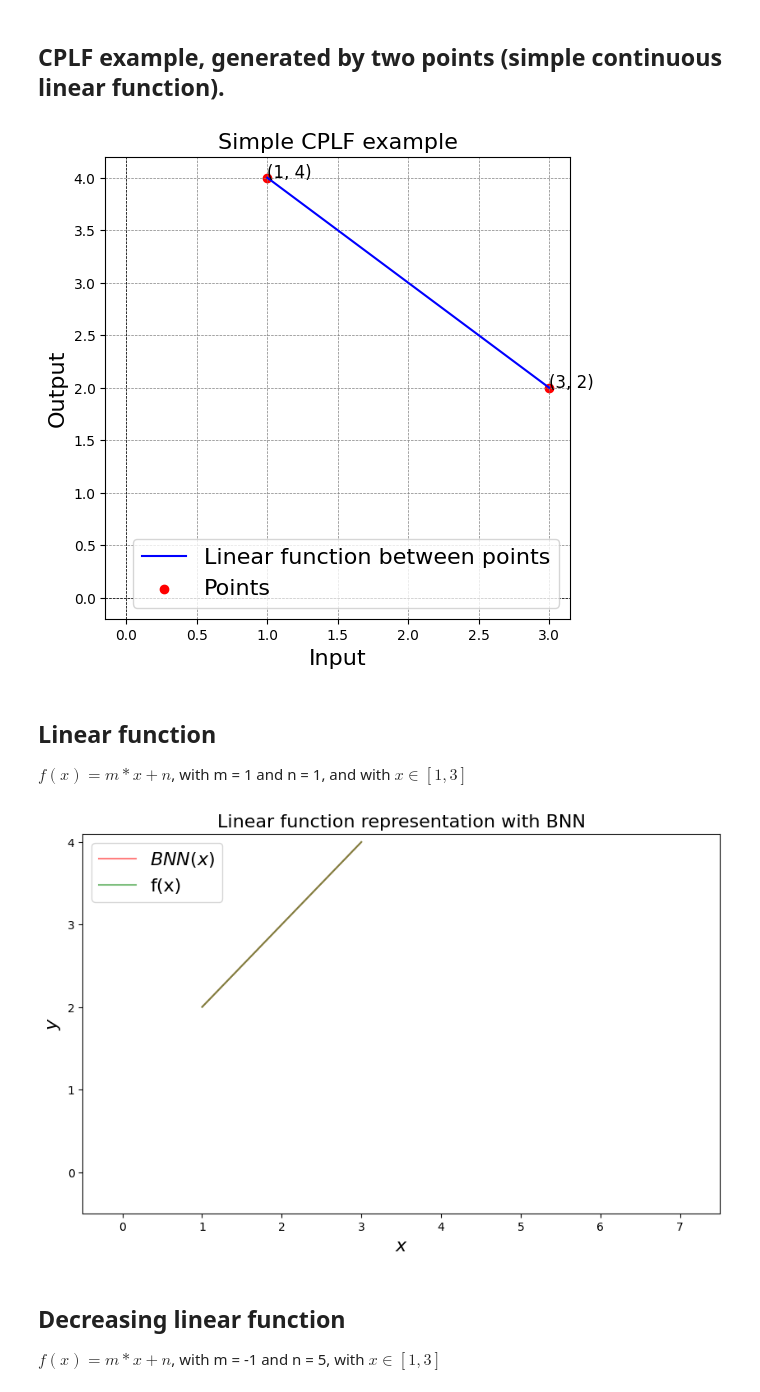
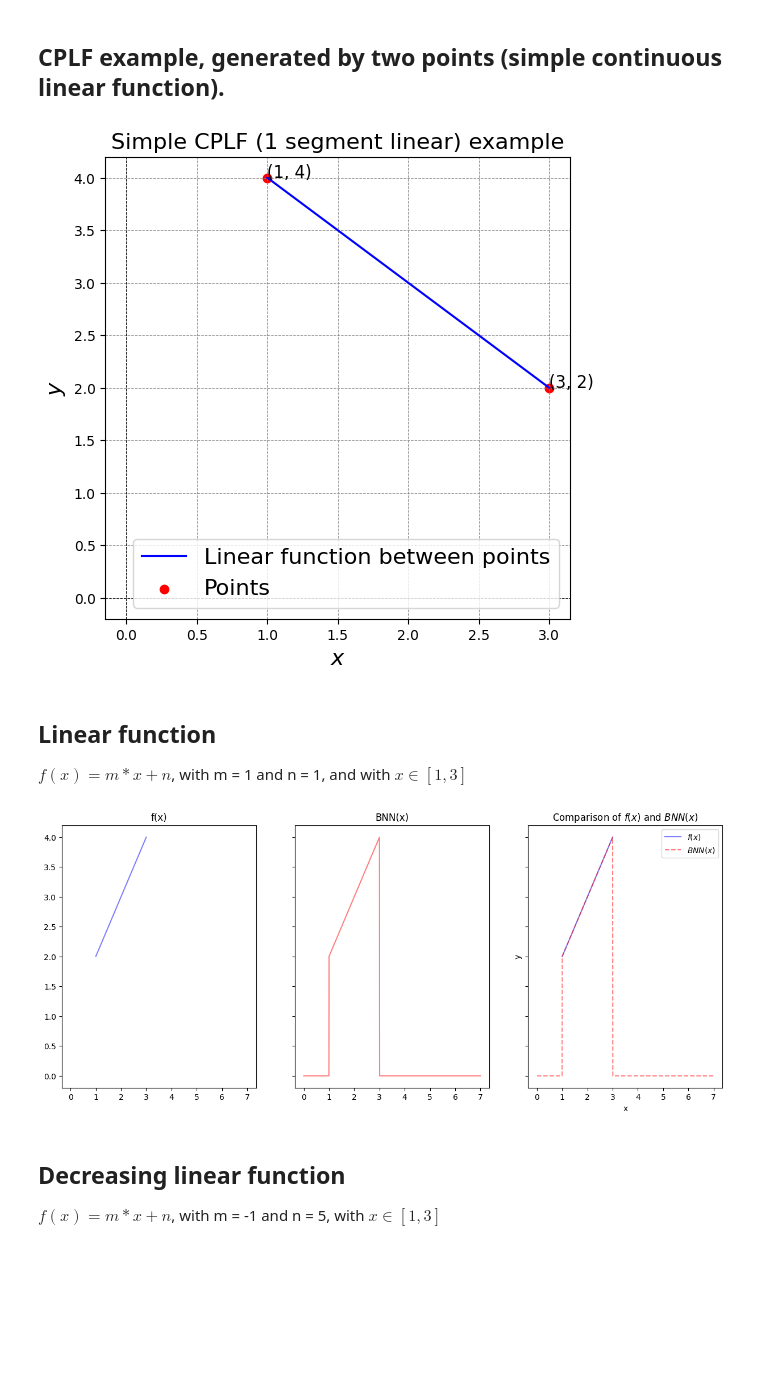
Before and after one commit to victosdur/Function_Approximation_Using_BNN_and_LWPE, a Jupyter notebook: RepresentCPLF_BNN.ipynb, the cells around one changed output. Cells and saved outputs as stored; diff of their text form; code cells hidden in the pictures; blank space fills up the shorter version.

```diff
--- a/RepresentCPLF_BNN.ipynb
+++ b/RepresentCPLF_BNN.ipynb
@@ -17,48 +17,50 @@ plt.scatter([x1, x2], [y1, y2], color='red', label="Points")
 plt.text(x1, y1, f"({x1}, {y1})", fontsize=12)
 plt.text(x2, y2, f"({x2}, {y2})", fontsize=12)
 
-plt.title("Simple CPLF example", fontsize=fontsize)
-plt.xlabel("Input", fontsize=fontsize)
-plt.ylabel("Output", fontsize=fontsize)
+plt.title("Simple CPLF (1 segment linear) example", fontsize=fontsize)
+plt.xlabel("$x$", fontsize=fontsize)
+plt.ylabel("$y$", fontsize=fontsize)
 plt.axhline(0, color='black',linewidth=0.5, linestyle="--")
 plt.axvline(0, color='black',linewidth=0.5, linestyle="--")
 plt.grid(color = 'gray', linestyle = '--', linewidth = 0.5)
 plt.legend(loc="best", fontsize=fontsize)
 plt.show()
 # %% [output]
-[figure, old version]
+[figure, new version]
 # %% [markdown]
 ## Linear function
 
 $f(x) = m*x + n$, with m = 1 and n = 1, and with $x \in [1,3]$
 # %%
+# The points that define the CPLF
 points = tf.constant([[1,2],[3,4]],dtype = tf.float32)
-xs = [point[0] for point in points]
-ys = [point[1] for point in points]
-# Create the network
-network = BaricentricSigmaNetworkTf(points)
 
-x_values = tf.linspace(0, 7, 1000)
-outputs = network(x_values)
-x_values, outputs
-nan_tensor = tf.fill(tf.shape(outputs), float('nan'))
-outputs = tf.where(outputs != 0, outputs, nan_tensor)
+# Initialize the network according to the points that define the CPLF
+network = BaricentricNetwork(points)
 
-plt.figure(figsize=(10, 6))
-plt.plot(x_values, outputs, 'r-', label='$BNN(x)$', alpha=0.5)
-plt.plot(xs, ys, 'g-', label="f(x)", alpha=0.5)
-plt.xlim((-0.5,7.5))
-plt.ylim(bottom=-0.5)
-plt.xlabel('x')
-plt.ylabel('y')
-plt.xlabel('$x$', fontsize=fontsize)
-plt.ylabel('$y$', fontsize=fontsize)
-plt.title('Linear function representation with BNN', fontsize=fontsize)
-plt.legend(loc="upper left", fontsize=fontsize)
+# Example input to test the model
+x_values = tf.expand_dims(tf.linspace(0, 7, 1000),axis=1)
+output = network(x_values)
 
+# nan_tensor = tf.fill(tf.shape(outputs), float('nan'))
+# output = tf.where(output != 0, output, nan_tensor)
+
+# Plot the results
+fig,axs = plt.subplots(nrows=1, ncols=3, sharex=True, sharey=True, figsize=(15, 6))
+axs[0].plot(points[:,0], points[:,1], 'b-', alpha=0.5)
+axs[0].set_title("f(x)")
+axs[1].plot(x_values, output, 'r-', alpha=0.5)
+axs[1].set_title("BNN(x)")
+axs[2].plot(points[:,0], points[:,1], 'b-', label="$f(x)$",alpha=0.5)
+axs[2].plot(x_values, output, 'r--', label="$BNN(x)$", alpha=0.5)
+axs[2].legend()
+axs[2].set_xlabel('x')
+axs[2].set_ylabel('y')
+axs[2].set_title("Comparison of $f(x)$ and $BNN(x)$")
+plt.savefig('figures/BNNRepresentationCPLFExample1.png', dpi=300, bbox_inches='tight')
 plt.show()
 # %% [output]
-[figure, old version]
+[figure, new version]
 # %% [markdown]
 ## Decreasing linear function
 
```
Also changed, not shown: parts of 7 cells of this notebook, 47 other files.
